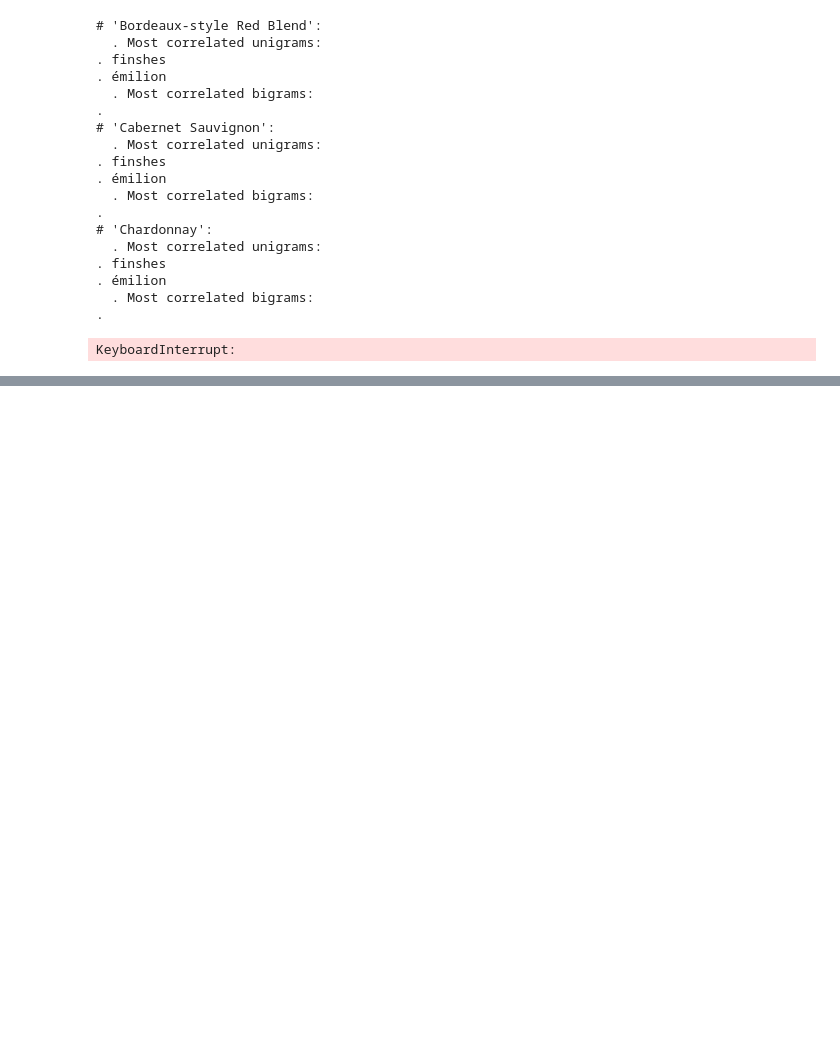
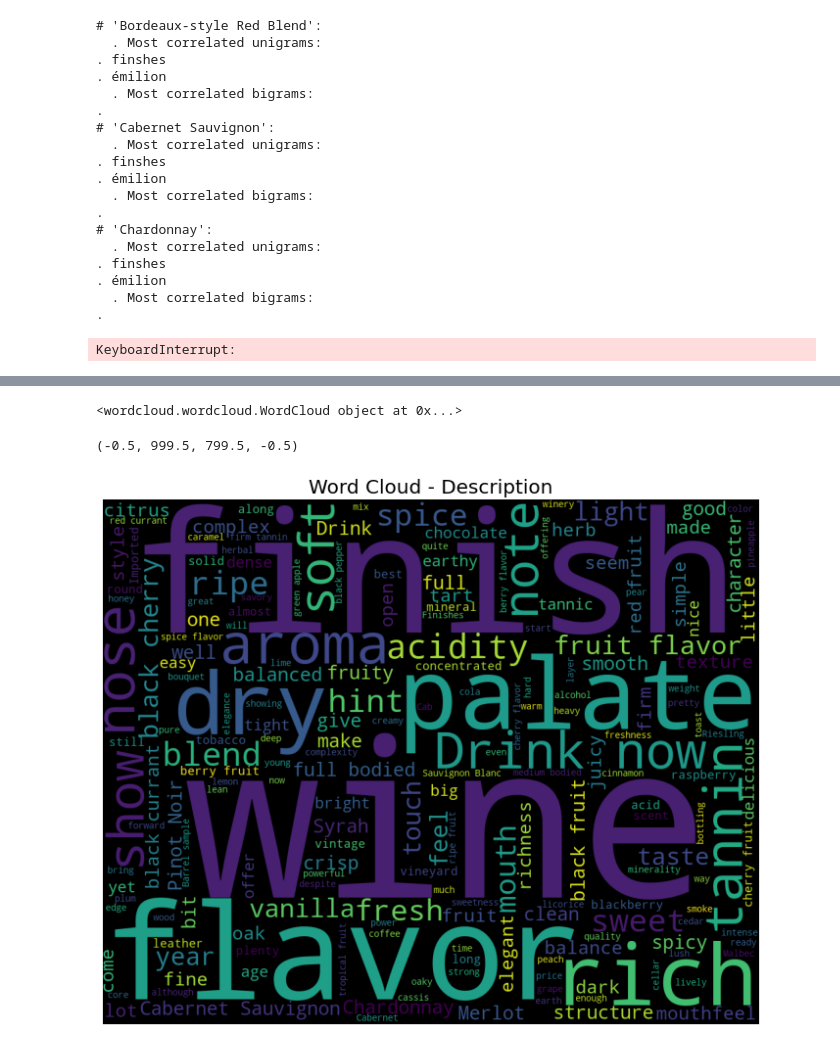
Before and after one commit to ADV-111/wine_review_multiclass_classification, a Jupyter notebook: notebooks/sandbox_notebook.ipynb, the cells around one changed output, grey strips where cells are left out. Cells and saved outputs as stored; diff of their text form; code cells hidden in the pictures; blank space fills up the shorter version.

```diff
--- a/notebooks/sandbox_notebook.ipynb
+++ b/notebooks/sandbox_notebook.ipynb
@@ -266,0 +280,2 @@ KeyboardInterrupt:
+# %%
+data = pd.read_pickle('../data/pickles/01_prepared_dataset.pkl')
@@ -266,0 +291,17 @@ KeyboardInterrupt:
+# %%
+stopwords = set(STOPWORDS)
+wordcloud = WordCloud(
+    stopwords=stopwords,
+    width=1000, height=800,
+    random_state=42
+).generate(' '.join(data['description']))
+
+print(wordcloud)
+fig = plt.figure(figsize=(12,14))
+plt.imshow(wordcloud)
+plt.title('Word Cloud - Description', fontsize=20)
+plt.axis('off')
+# %% [output]
+<wordcloud.wordcloud.WordCloud object at 0x...>
+(-0.5, 999.5, 799.5, -0.5)
+[figure, added]
```
Also changed, not shown: parts of 35 cells of this notebook, 4 other files.
